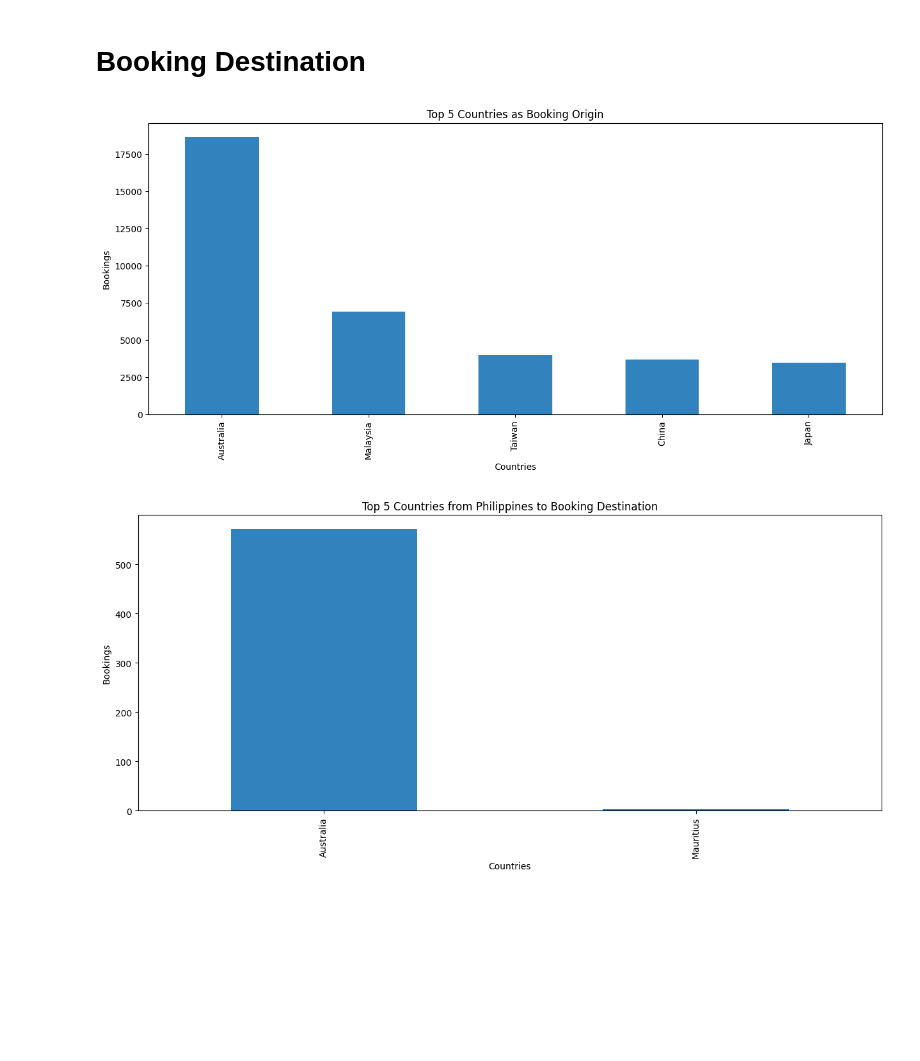
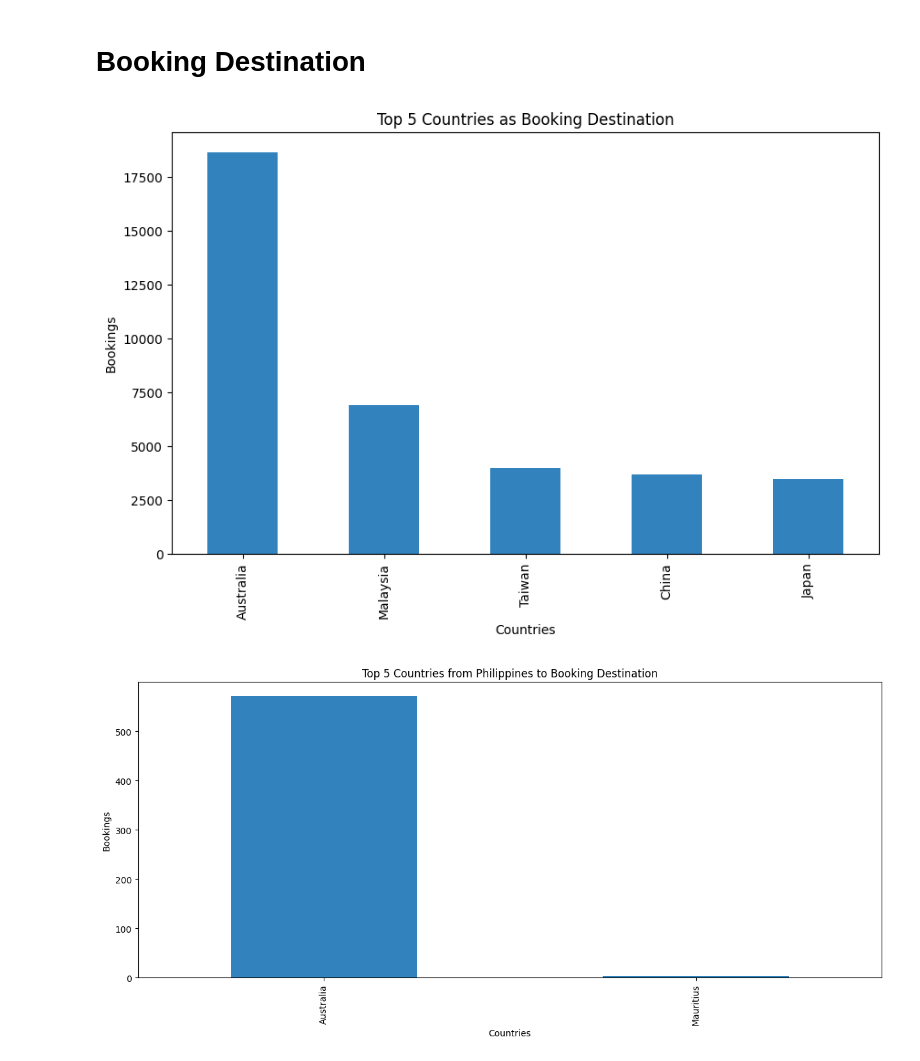
Before and after one commit to qichsia/python, a Jupyter notebook: final_proj/02_data_analysis_cleaned.ipynb, the cells around one changed output. Cells and saved outputs as stored; diff of their text form; code cells hidden in the pictures; blank space fills up the shorter version.

```diff
--- a/final_proj/02_data_analysis_cleaned.ipynb
+++ b/final_proj/02_data_analysis_cleaned.ipynb
@@ -105,26 +200,26 @@ plot_top_countries_by_booking_origin(df,5,'Philippines')
 # %%
 def plot_top_countries_by_booking_destination(df, topx, booking_origin=None):
     if booking_origin:
         value_counts = df[df['booking_origin'] == booking_origin]['booking_destination'].value_counts().head(topx)
         title = f'Top {topx} Countries from {booking_origin} to Booking Destination'
     else:
         value_counts = df['booking_destination'].value_counts().head(topx)
-        title = f'Top {topx} Countries as Booking Origin'
+        title = f'Top {topx} Countries as Booking Destination'
 
-    fig, ax = plt.subplots(figsize=(15, 6))
+    fig, ax = plt.subplots(figsize=(10, 6))
     value_counts.plot.bar(colormap='tab20c', ax=ax)
 
     plt.xlabel('Countries')
     plt.ylabel('Bookings')
     plt.title(title)
 
     # Display the plot
     plt.show()
 
 
 plot_top_countries_by_booking_destination(df,5)
 # %% [output]
-[figure, old version]
+[figure, new version]
 # %%
 plot_top_countries_by_booking_destination(df,5,'Philippines')
 # %% [output]
```
Also changed, not shown: parts of 15 cells of this notebook, 3 other files.
